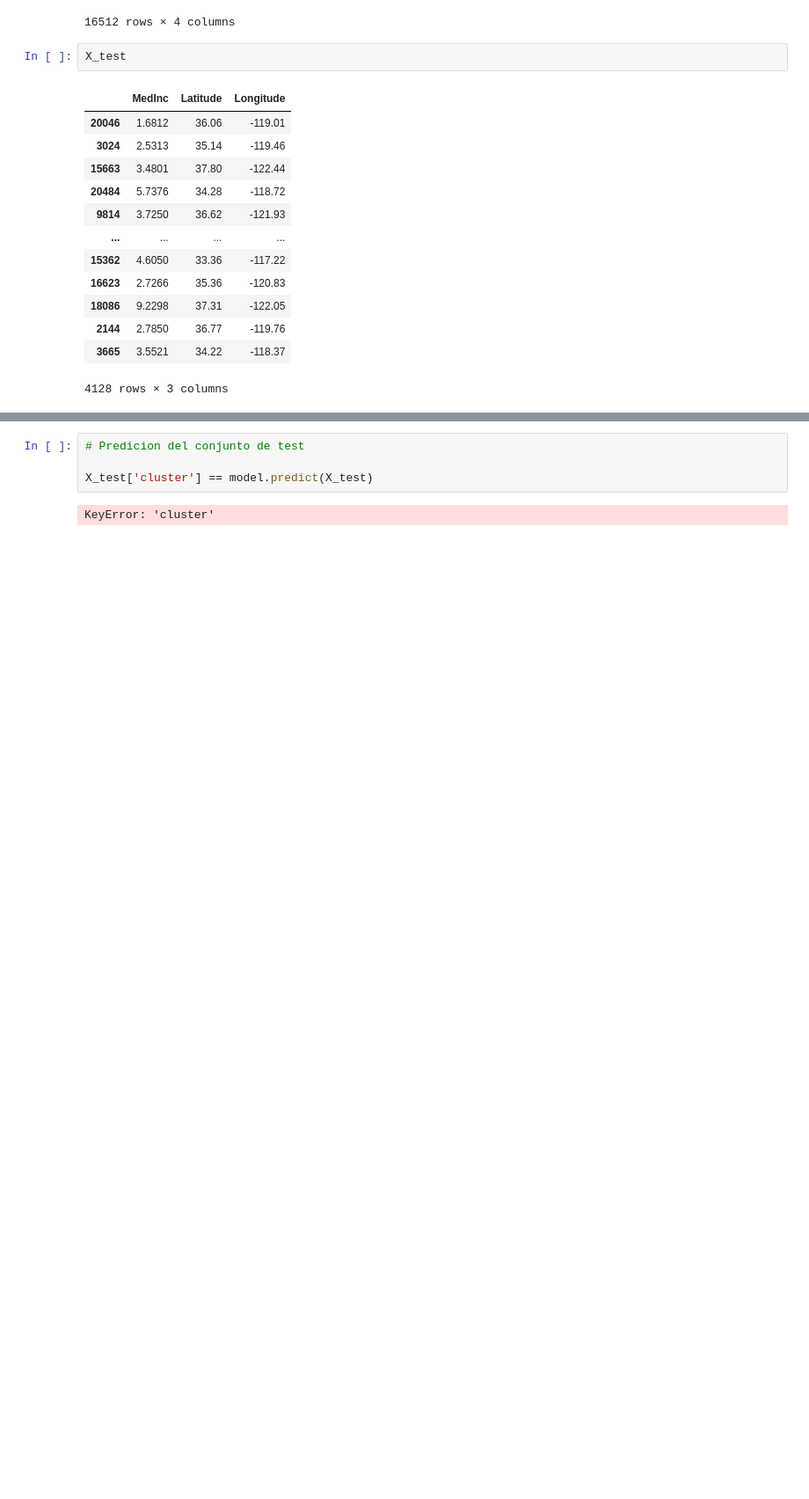
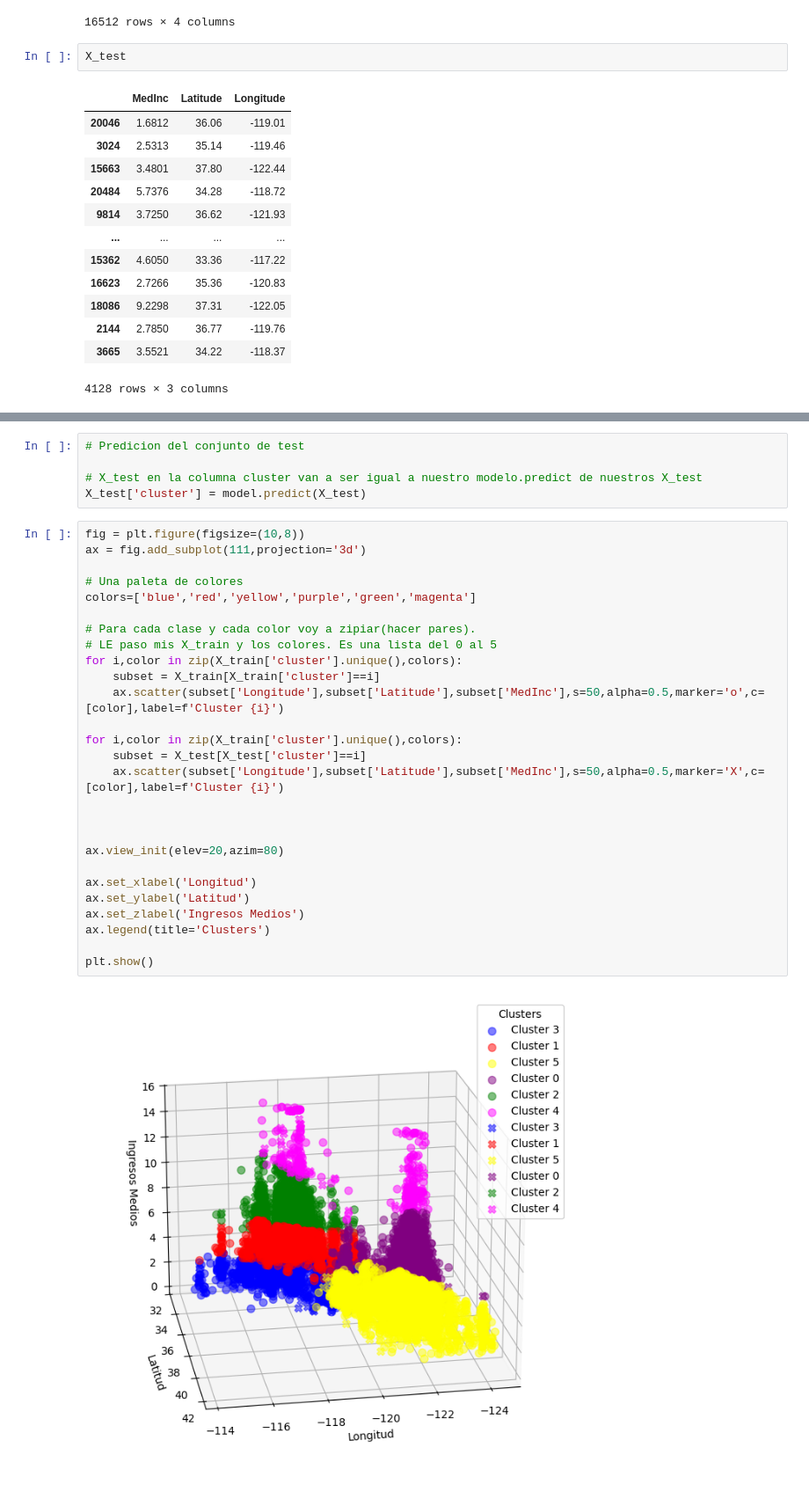
Before and after one commit to bartowen/k_means, a Jupyter notebook: src/explore.ipynb, the cells around one changed output, grey strips where cells are left out. Shown at 88% size. Cells and saved outputs as stored; diff of their text form; blank space fills up the shorter version.

```diff
--- a/src/explore.ipynb
+++ b/src/explore.ipynb
@@ -113,6 +116,34 @@ plt.show()
 # %%
 # Predicion del conjunto de test
 
-X_test['cluster'] == model.predict(X_test)
+# X_test en la columna cluster van a ser igual a nuestro modelo.predict de nuestros X_test
+X_test['cluster'] = model.predict(X_test)
-# %% [output]
-KeyError: 'cluster'
+# %%
+fig = plt.figure(figsize=(10,8))
+ax = fig.add_subplot(111,projection='3d')
+
+# Una paleta de colores
+colors=['blue','red','yellow','purple','green','magenta']
+
+# Para cada clase y cada color voy a zipiar(hacer pares).
+# LE paso mis X_train y los colores. Es una lista del 0 al 5
+for i,color in zip(X_train['cluster'].unique(),colors):
+    subset = X_train[X_train['cluster']==i]
+    ax.scatter(subset['Longitude'],subset['Latitude'],subset['MedInc'],s=50,alpha=0.5,marker='o',c=[color],label=f'Cluster {i}')
+
+for i,color in zip(X_train['cluster'].unique(),colors):
+    subset = X_test[X_test['cluster']==i]
+    ax.scatter(subset['Longitude'],subset['Latitude'],subset['MedInc'],s=50,alpha=0.5,marker='X',c=[color],label=f'Cluster {i}')
+
+
+
+ax.view_init(elev=20,azim=80)
+
+ax.set_xlabel('Longitud')
+ax.set_ylabel('Latitud')
+ax.set_zlabel('Ingresos Medios')
+ax.legend(title='Clusters')
+
+plt.show()
+# %% [output]
+[figure, added]
```
Also changed, not shown: parts of 2 cells of this notebook.
